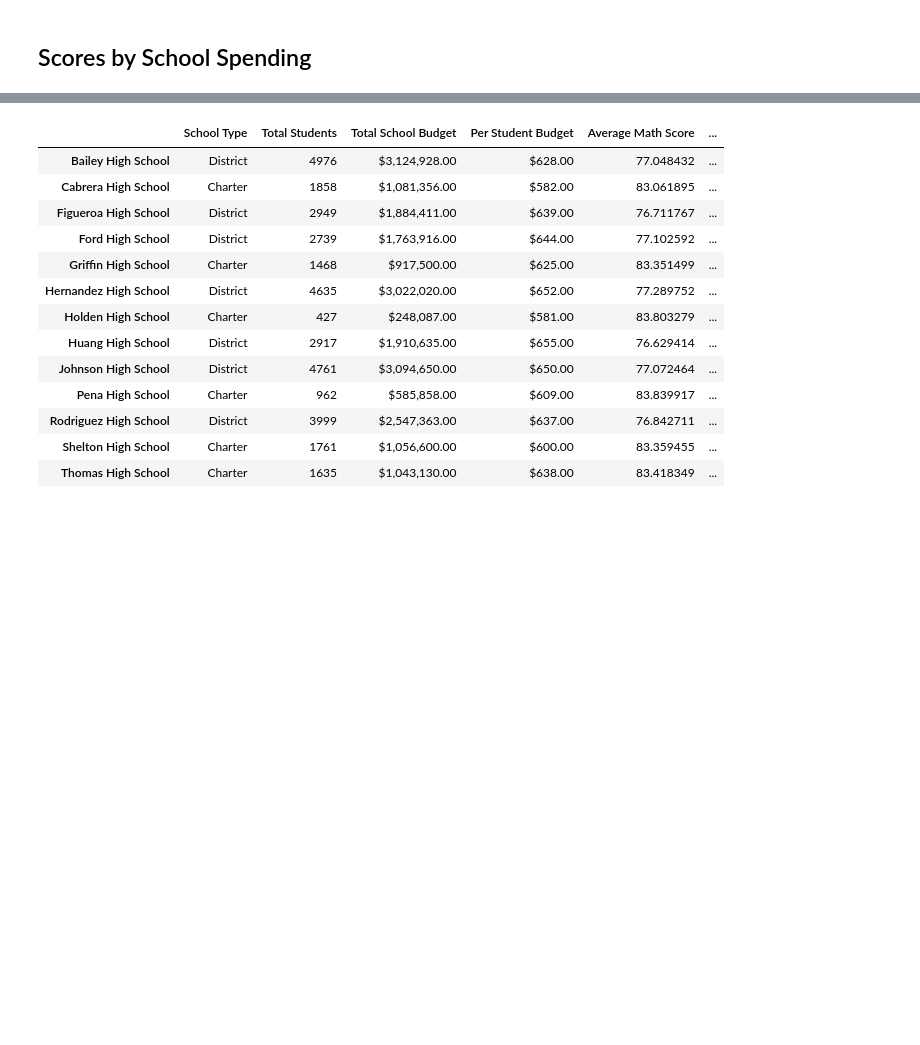
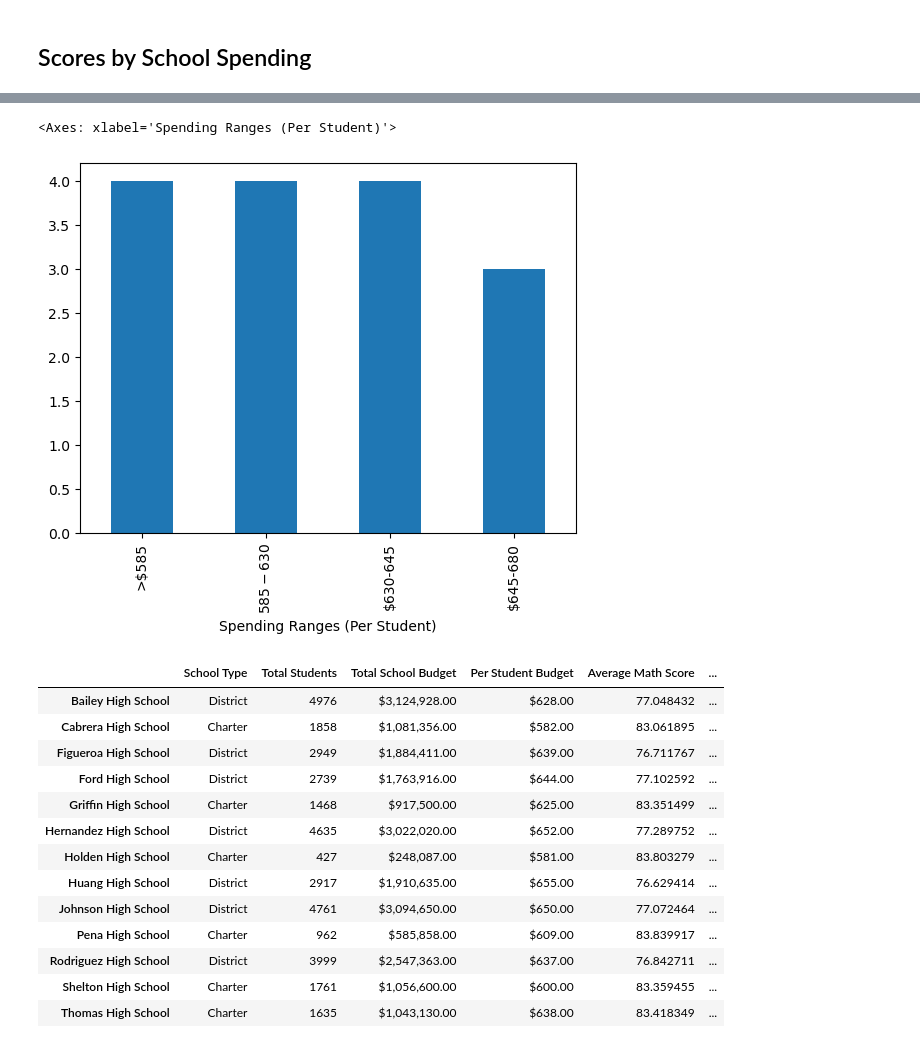
Before and after one commit to mjardinico/pandas_challenge2, a Jupyter notebook: PyCitySchools/PyCitySchools_starter.ipynb, the cells around one changed output, grey strips where cells are left out. Cells and saved outputs as stored; diff of their text form; code cells hidden in the pictures; blank space fills up the shorter version.

```diff
--- a/PyCitySchools/PyCitySchools_starter.ipynb
+++ b/PyCitySchools/PyCitySchools_starter.ipynb
@@ -538,0 +548,11 @@ reading_scores_by_grade
+# %%
+# Establish the bins
+spending_bins = [0, 585, 630, 645, 680]
+labels = [">$585", "$585-$630", "$630-645", "$645-680"]
+# %%
+# Create a copy of the school summary since it has the "Per Student Budget"
+school_spending_df = per_school_summary.copy()
+# %%
+# Use `pd.cut()` to categorize spending based on the bins
+school_spending_df["Spending Ranges (Per Student)"] = pd.cut(school_spending_df["Per Student Budget"].replace('[>$,]', '', regex=True).astype(float), bins=spending_bins, labels=labels)
+school_spending_df
@@ -539,3 +576,8 @@ reading_scores_by_grade
+# %%
+school_spending_df["Spending Ranges (Per Student)"].value_counts().plot(kind="bar")
+# %% [output]
+<Axes: xlabel='Spending Ranges (Per Student)'>
+[figure, added]
 # %%
 # Establish the bins
 spending_bins = [0, 585, 630, 645, 680]
```
Also changed, not shown: parts of 6 cells of this notebook.
